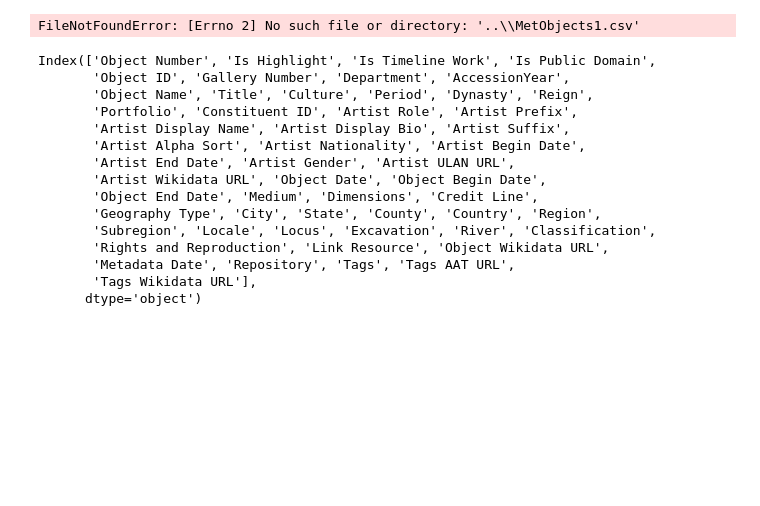
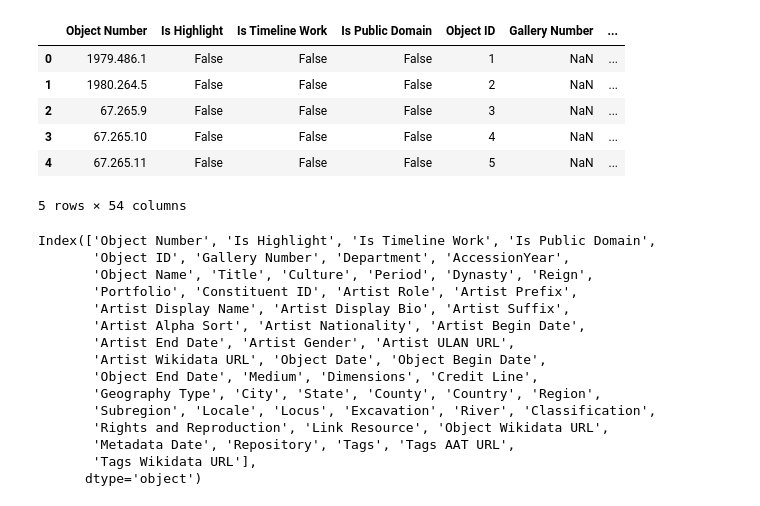
Before and after one commit to AngelesVillagrana/Project3, a Jupyter notebook: Resources/ETL/ETL.ipynb, the cells around one changed output. Saved outputs shown, nothing was run; the diff lists cells and outputs as text; code cells hidden in the pictures; blank space fills up the shorter version.

```diff
--- a/Resources/ETL/ETL.ipynb
+++ b/Resources/ETL/ETL.ipynb
@@ -1,18 +1,30 @@
 # %%
 #Reading the Original CSV
 
 import pandas as pd
 from pathlib import Path
+
+import pandas as pd
+from sqlalchemy import create_engine
+from sqlalchemy.engine.url import URL
+from config import CONNSTRING
+engine=create_engine(CONNSTRING)
 
 met_csv = Path("../MetObjects1.csv")
 countries_csv = Path("../Countries.csv")
 
 met_pd=pd.read_csv(met_csv)
 countries_pd = pd.read_csv(countries_csv)
 
 met_pd.head()
 # %% [output]
+|  | Object Number | Is Highlight | Is Timeline Work | Is Public Domain | Object ID | Gallery Number | ... |
+| 0 | 1979.486.1 | False | False | False | 1 | NaN | ... |
+| 1 | 1980.264.5 | False | False | False | 2 | NaN | ... |
+| 2 | 67.265.9 | False | False | False | 3 | NaN | ... |
+| 3 | 67.265.10 | False | False | False | 4 | NaN | ... |
+| 4 | 67.265.11 | False | False | False | 5 | NaN | ... |
-FileNotFoundError: [Errno 2] No such file or directory: '..\\MetObjects1.csv'
+5 rows × 54 columns
 # %%
 met_pd.columns
 # %% [output]
```
Also changed, not shown: parts of 7 cells of this notebook, 2 other files.
